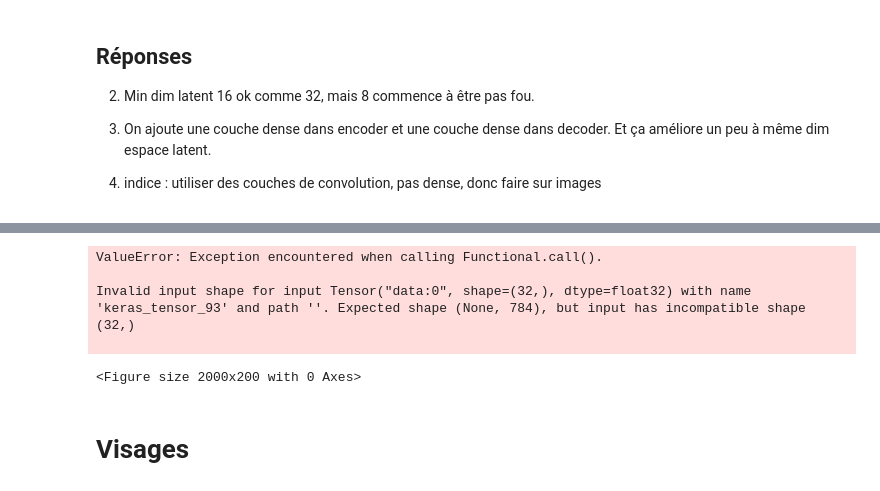
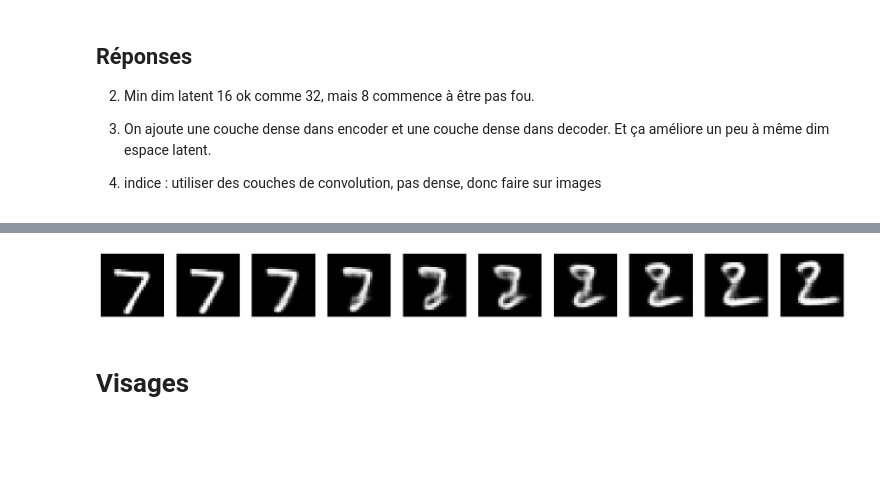
Before and after one commit to cyrianR/n7-courses, a Jupyter notebook: 3A/Apprentissage/TP/IAM2025_TP1_Autoencodeurs_Sujet.ipynb, the cells around one changed output, grey strips where cells are left out. Cells and saved outputs as stored; diff of their text form; code cells hidden in the pictures; blank space fills up the shorter version.

```diff
--- a/3A/Apprentissage/TP/IAM2025_TP1_Autoencodeurs_Sujet.ipynb
+++ b/3A/Apprentissage/TP/IAM2025_TP1_Autoencodeurs_Sujet.ipynb
@@ -263,7 +325,7 @@ plt.show()
 # %%
 import matplotlib.pyplot as plt
 
-index_autoencoder = 2
+index_autoencoder = 0
 
 # Prédiction des données de test
 decoded_imgs = autoencoders[index_autoencoder].predict(x_test)
@@ -290,21 +352,20 @@ plt.show()
 [figure]
 # %%
-trained_enc = encoder
-trained_dec = decoder
+trained_enc = encoders[0]
+trained_dec = decoders[0]
 
-x1 = x_test[1]
-x2 = x_test[0]
 z = trained_enc.predict(x_test)
-I = trainded_dec.predict(z_i)
+z1 = z[0]
+z2 = z[1]
+I = trained_dec.predict(z)
+n = 10
 
 print(np.shape(x1))
 
 plt.figure(figsize=(20, 2))
 for i in range(10):
-    z1 = z[0]
-    z2 = z[1]
-    z_i = z1 + i*(z2-z1)/10
-    I_i = trainded_dec.predict(z_i)
+    z_i = (z1 + i*(z2 - z1) / 10).reshape(1, -1)
+    I_i = trained_dec.predict(z_i)
 
     ax = plt.subplot(1, n, i+1)
     plt.imshow(I_i.reshape(28, 28))
@@ -318,8 +391,4 @@ plt.show()
-ValueError: Exception encountered when calling Functional.call().
-
-Invalid input shape for input Tensor("data:0", shape=(32,), dtype=float32) with name 'keras_tensor_93' and path ''. Expected shape (None, 784), but input has incompatible shape (32,)
-
-<Figure size 2000x200 with 0 Axes>
+[figure, added]
 # %% [markdown]
 
 
```
Also changed, not shown: parts of 11 cells of this notebook, 2 other files.
